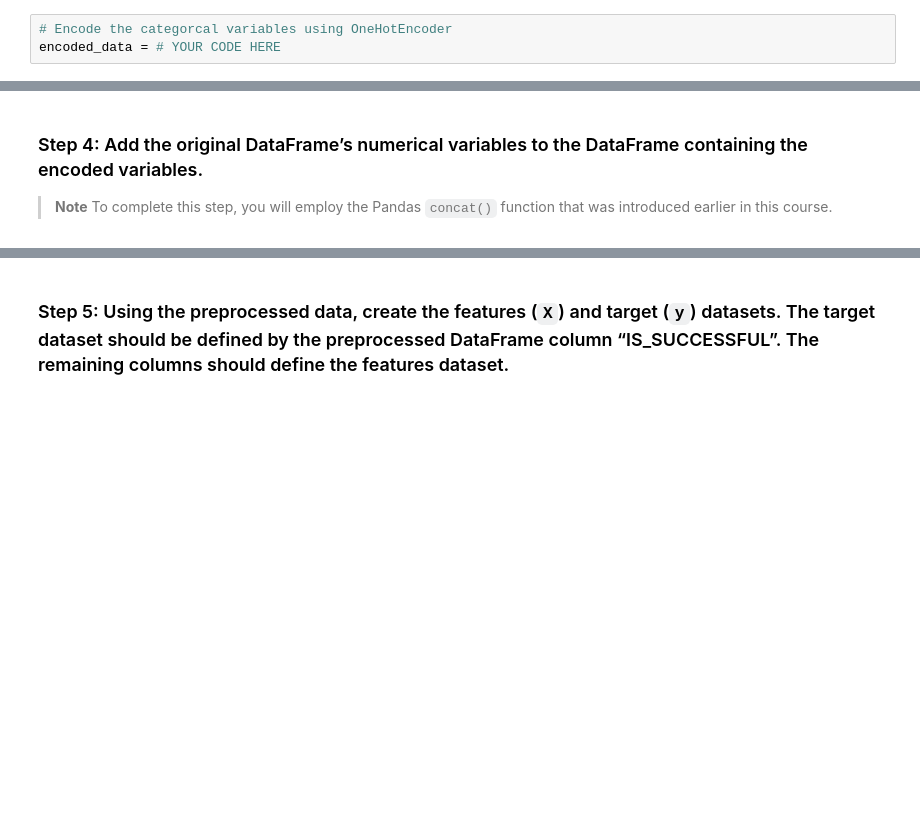
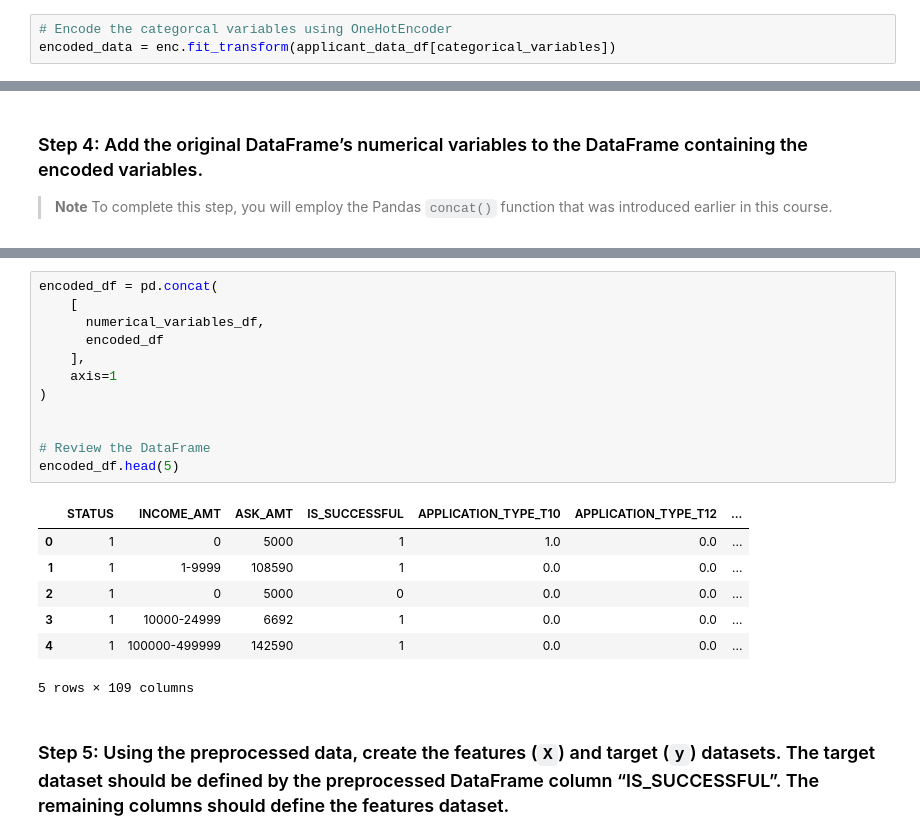
Before and after one commit to chyj0805/Unit-13-Neural-Networks, a Jupyter notebook: Colab_venture_funding_with_deep_learning.ipynb, the cells around one changed output, grey strips where cells are left out. Cells and saved outputs as stored; diff of their text form; blank space fills up the shorter version.

```diff
--- a/Colab_venture_funding_with_deep_learning.ipynb
+++ b/Colab_venture_funding_with_deep_learning.ipynb
@@ -131,5 +176,5 @@ enc = # YOUR CODE HERE
 # %%
 # Encode the categorcal variables using OneHotEncoder
-encoded_data = # YOUR CODE HERE
+encoded_data = enc.fit_transform(applicant_data_df[categorical_variables])
 # %%
 # Create a DataFrame with the encoded variables
@@ -150,3 +209,23 @@ encoded_df = # YOUR CODE HERE
+# %%
+encoded_df = pd.concat(
+    [
+      numerical_variables_df,
+      encoded_df
+    ],
+    axis=1
+)
+
+
+# Review the DataFrame
+encoded_df.head(5)
+# %% [output]
+|  | STATUS | INCOME_AMT | ASK_AMT | IS_SUCCESSFUL | APPLICATION_TYPE_T10 | APPLICATION_TYPE_T12 | ... |
+| 0 | 1 | 0 | 5000 | 1 | 1.0 | 0.0 | ... |
+| 1 | 1 | 1-9999 | 108590 | 1 | 0.0 | 0.0 | ... |
+| 2 | 1 | 0 | 5000 | 0 | 0.0 | 0.0 | ... |
+| 3 | 1 | 10000-24999 | 6692 | 1 | 0.0 | 0.0 | ... |
+| 4 | 1 | 100000-499999 | 142590 | 1 | 0.0 | 0.0 | ... |
+5 rows × 109 columns
 # %% [markdown]
 ### Step 5: Using the preprocessed data, create the features (`X`) and target (`y`) datasets. The target dataset should be defined by the preprocessed DataFrame column “IS_SUCCESSFUL”. The remaining columns should define the features dataset.
 # %%
```
Also changed, not shown: parts of 54 cells of this notebook.
